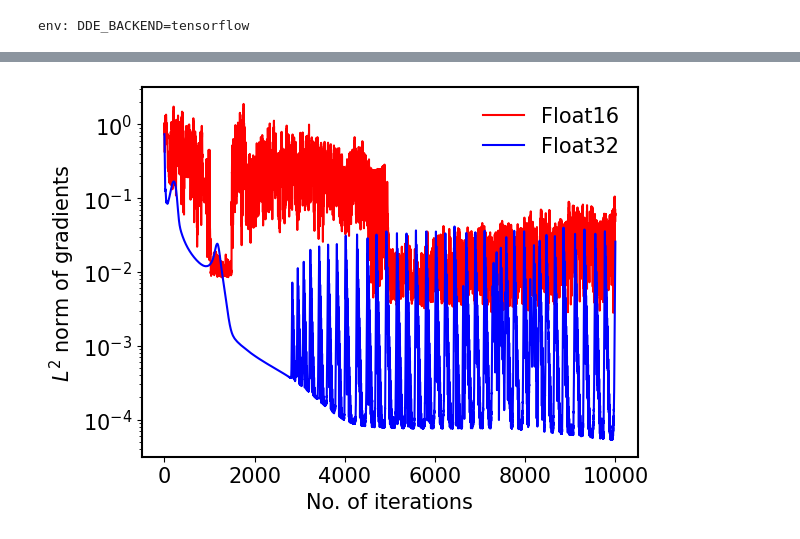
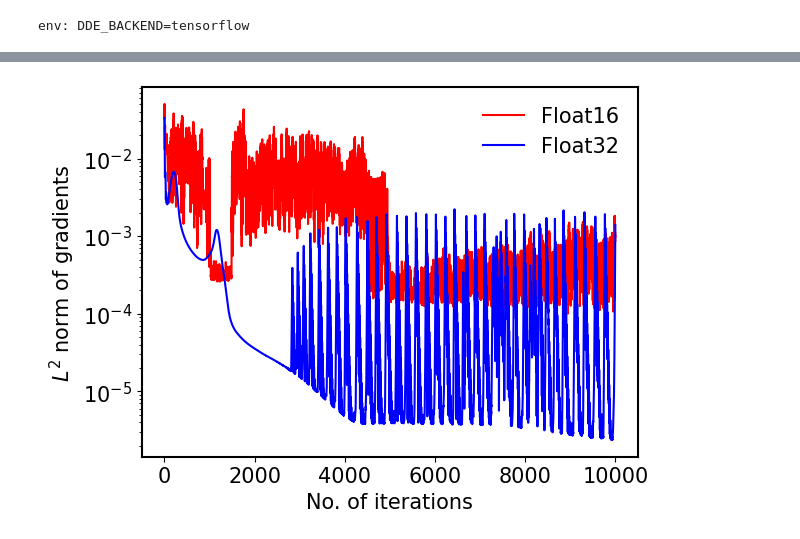
Before and after one commit to lu-group/mixed-precision-sciml, a Jupyter notebook: loss-landscape/comparison_of_gradients_regression.ipynb, the cells around one changed output, grey strips where cells are left out. Saved outputs shown, nothing was run; the diff lists cells and outputs as text; code cells hidden in the pictures.

```diff
--- a/loss-landscape/comparison_of_gradients_regression.ipynb
+++ b/loss-landscape/comparison_of_gradients_regression.ipynb
@@ -125,6 +145,7 @@ mpl.rcParams['font.size'] = 15
 cos_similarity_grad = []
 grad_mags = []
 dist_grad = []
+avg_grad_mags = []
 
 cos_similarity_weights = []
 mags_weights = []
@@ -133,6 +154,7 @@ for (weights16, grads16), (weights32, grads32) in zip(cback16.list_of_weights,cb
     # calculate the metrics for the gradients
     csim, dist = cos_sim_and_dist_of_vectors(grads16, grads32)
     grad_mags.append([np.linalg.norm(grads16), np.linalg.norm(grads32)])
+    avg_grad_mags.append([np.mean(np.abs(grads16)), np.mean(np.abs(grads32))])
     cos_similarity_grad.append(csim)
     dist_grad.append(dist)
     # calculate the metrics for the weights
@@ -141,6 +163,7 @@ for (weights16, grads16), (weights32, grads32) in zip(cback16.list_of_weights,cb
     cos_similarity_weights.append(csim)
     dist_weights.append(dist)
 grad_mags = np.array(grad_mags)
+avg_grad_mags = np.array(avg_grad_mags)
 mags_weights = np.array(mags_weights)
 # do some graphing
 epochaxis = np.linspace(0, 10_000, 10_000)
@@ -156,8 +179,8 @@ epochaxis = np.linspace(0, 10_000, 10_000)
 # plt.show()
 # plot mags_grad
 fig, ax = plt.subplots()
-ax.plot(epochaxis, grad_mags[:,0],'r', label="Float16")
-ax.plot(epochaxis, grad_mags[:,1],'b', label="Float32")
+ax.plot(epochaxis, avg_grad_mags[:,0],'r', label="Float16")
+ax.plot(epochaxis, avg_grad_mags[:,1],'b', label="Float32")
 ax.set_yscale('log')
 plt.xlabel('No. of iterations')
 plt.ylabel('$L^2$ norm of gradients')
@@ -202,31 +225,31 @@ plt.show()
 # plt.show()
 # # plot mags_grad
 # fig, ax = plt.subplots()
 # ax.plot(epochaxis, mags_weights[:,0], label="Float16")
 # ax.plot(epochaxis, mags_weights[:,1], label="Float32")
 # ax.set_yscale('log')
 # plt.xlabel('Epochs')
 # plt.ylabel('Magnitude of weights (euclidian norm)')
 # plt.legend(frameon=False)
 # plt.show()
 
 # # plot cos_similarity_grad
 # fig, ax = plt.subplots()
 # ax.plot(epochaxis, cos_similarity_weights, label="Cosine similarity between weights of models")
 # ax.set_xscale('log')
 # plt.xlabel('Epochs')
 # plt.ylabel('Cosine similarity between weights vectors')
 # plt.legend(frameon=False)
 # plt.show()
 
 # # plot dist_grad
 # fig, ax = plt.subplots()
 # ax.plot(epochaxis, dist_weights, label="Distance between weights")
 # plt.title('Distance between weights')
 # ax.set_xscale('log')
 # plt.xlabel('Epochs')
 # plt.ylabel('Euclidian distance between weight vectors')
 # plt.legend(frameon=False)
 # plt.show()
 # %% [output]
-[figure, old version]
+[figure, new version]
```
Also changed, not shown: parts of 1 cell of this notebook, 5 other files.
